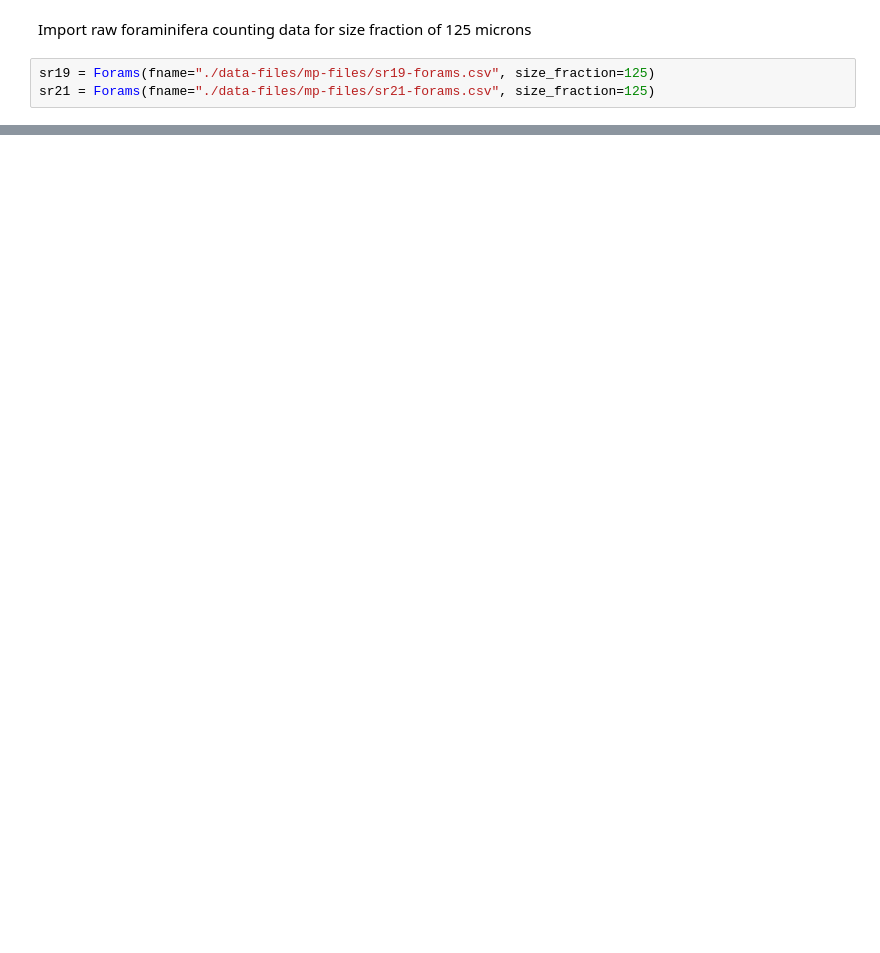
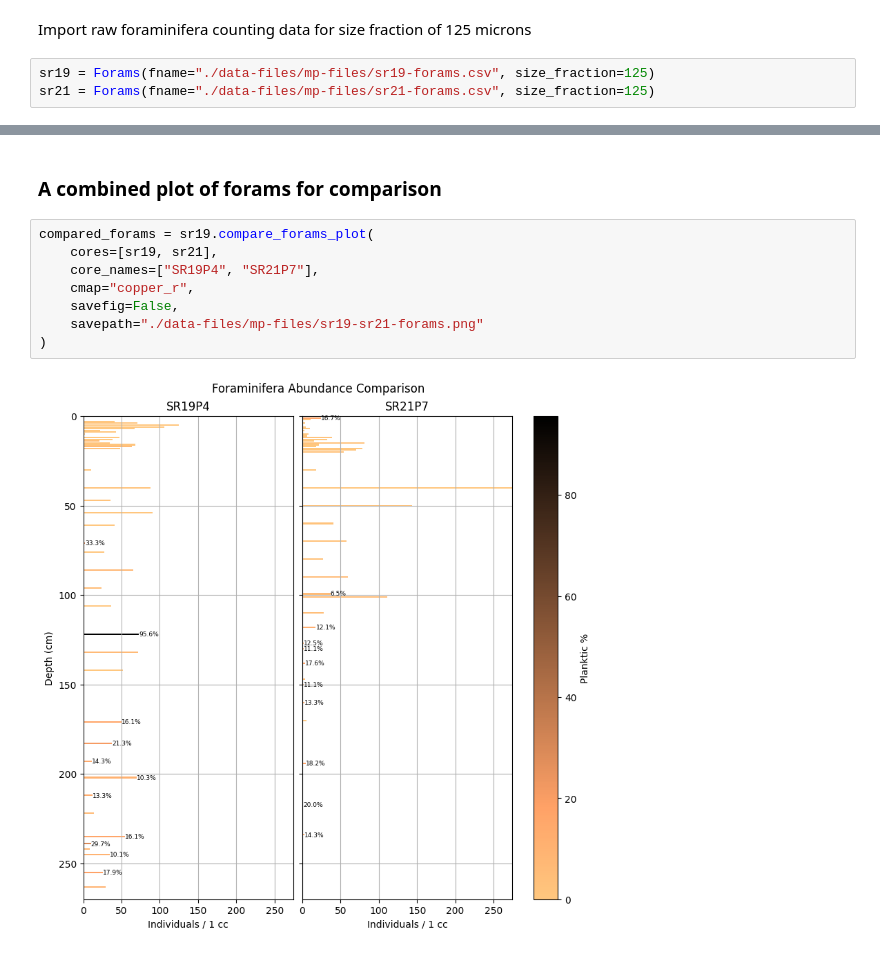
Before and after one commit to jvseds/SedLab, a Jupyter notebook: forams.ipynb, the cells around one changed output, grey strips where cells are left out. Cells and saved outputs as stored; diff of their text form; blank space fills up the shorter version.

Commit message:
Forams class: corrected to plot 'normalized_per_1cc' instead of 'total', added comparison plot for multiple cores

```diff
--- a/forams.ipynb
+++ b/forams.ipynb
@@ -33,0 +32,12 @@ sr21_forams_plot = sr21.plot_forams(
+# %% [markdown]
+### A combined plot of forams for comparison
+# %%
+compared_forams = sr19.compare_forams_plot(
+    cores=[sr19, sr21],
+    core_names=["SR19P4", "SR21P7"],
+    cmap="copper_r",
+    savefig=False,
+    savepath="./data-files/mp-files/sr19-sr21-forams.png"
+)
+# %% [output]
+[figure, added]
```
Also changed, not shown: parts of 4 cells of this notebook, 1 other file.
